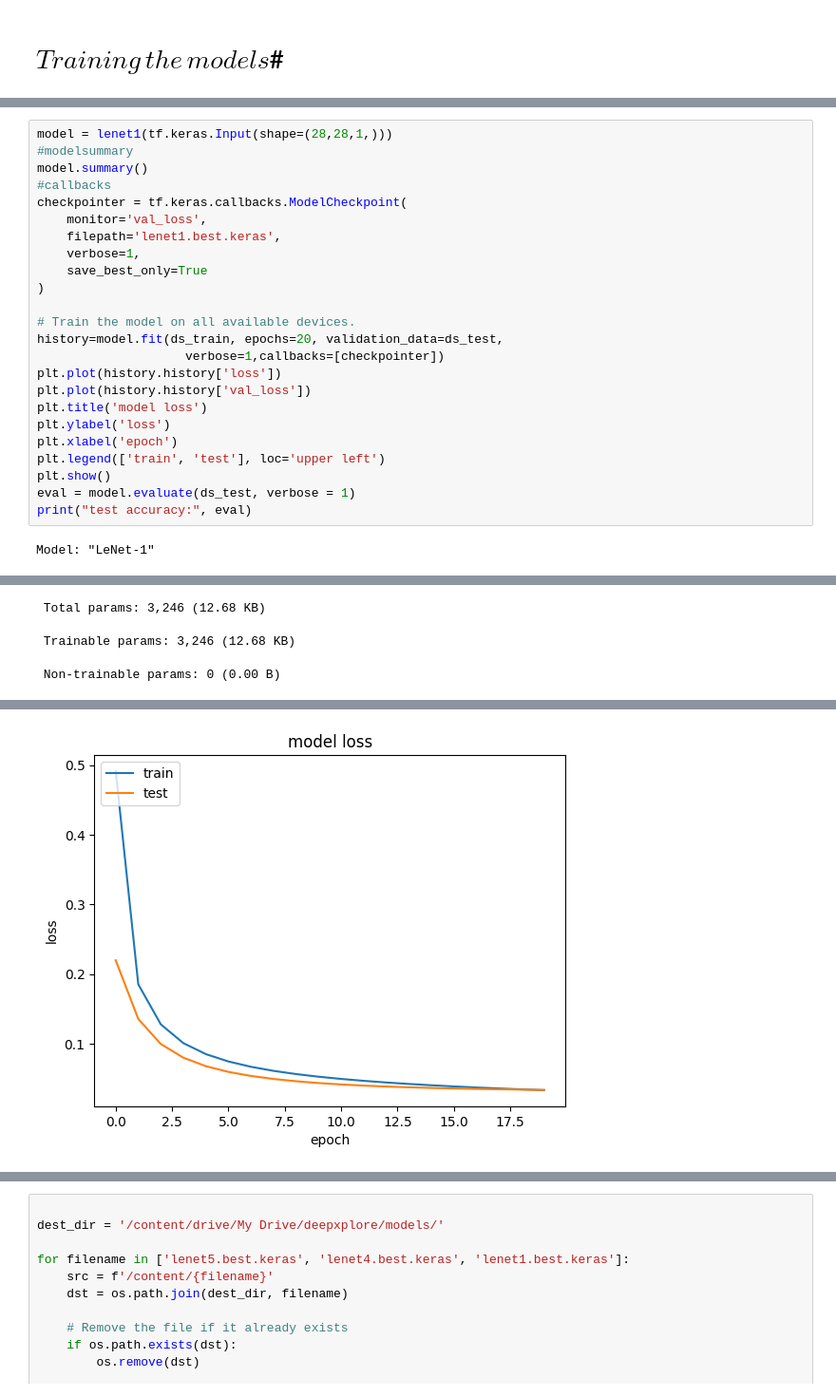
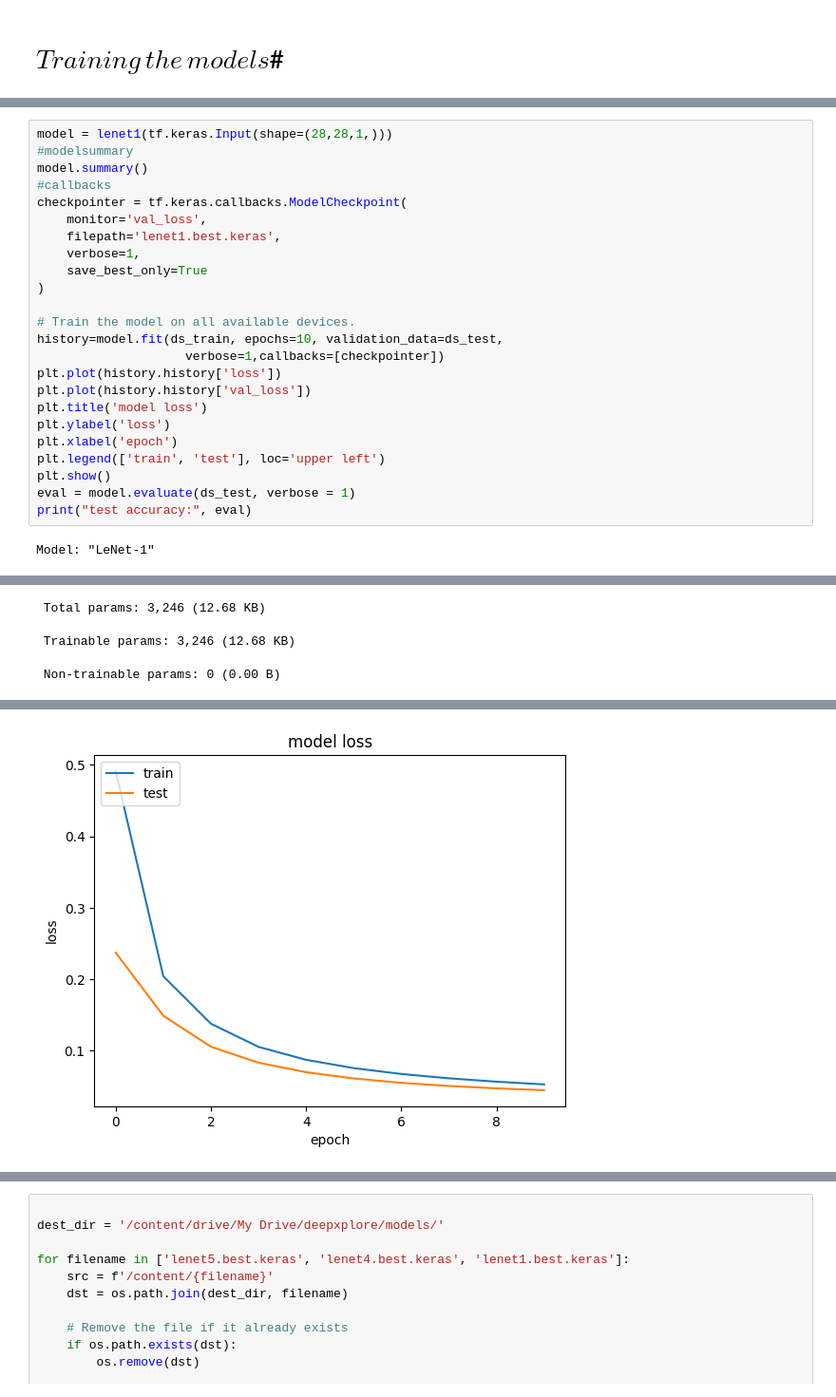
Before and after one commit to siddhu146/Rock-Papper-Scissor, a Jupyter notebook: mnist_retrain.ipynb, the cells around one changed output, grey strips where cells are left out. Shown at 95% size. Saved outputs shown, nothing was run; the diff lists cells and outputs as text.

```diff
--- a/mnist_retrain.ipynb
+++ b/mnist_retrain.ipynb
@@ -288,7 +361,7 @@ checkpointer = tf.keras.callbacks.ModelCheckpoint(
 )
 
 # Train the model on all available devices.
-history=model.fit(ds_train, epochs=20, validation_data=ds_test,
+history=model.fit(ds_train, epochs=10, validation_data=ds_test,
                     verbose=1,callbacks=[checkpointer])
 plt.plot(history.history['loss'])
 plt.plot(history.history['val_loss'])
@@ -343 +416 @@ Epoch 20: val_loss improved from 0.03407 to 0.03366, saving model to lenet1.best
-[figure, old version]
+[figure, new version]
```
Also changed, not shown: parts of 6 cells of this notebook.
